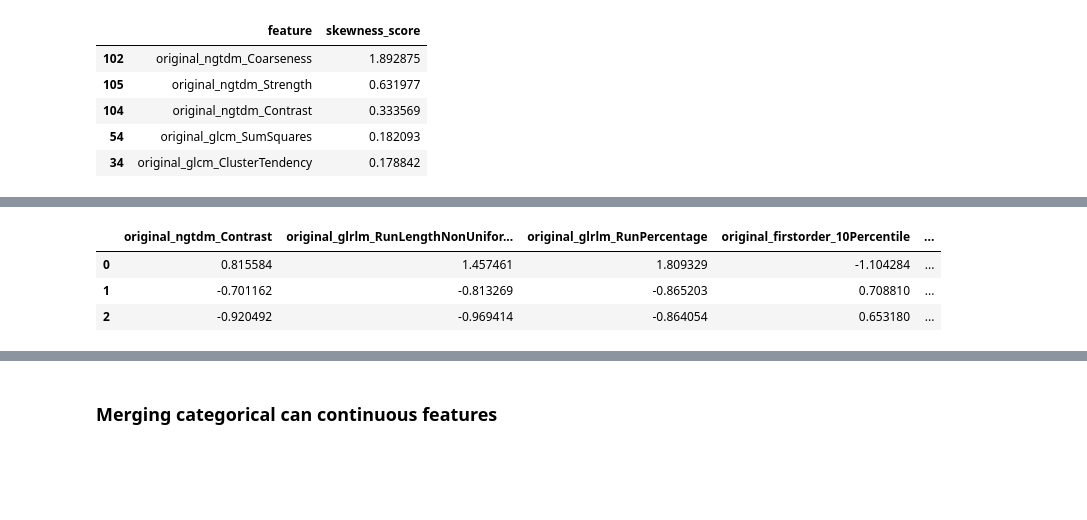
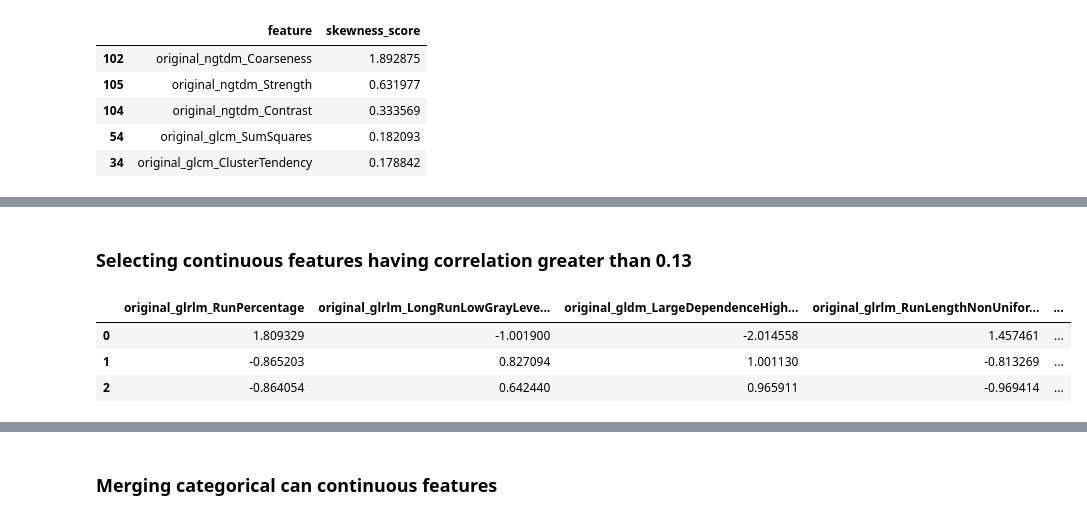
Before and after one commit to chaitanyamanem/breastCancer, a Jupyter notebook: BreastCancerModel.v2.ipynb, the cells around one changed output, grey strips where cells are left out. Drawn from its saved outputs; the diff is of its cells as text; code cells hidden in the pictures; blank space fills up the shorter version.

```diff
--- a/BreastCancerModel.v2.ipynb
+++ b/BreastCancerModel.v2.ipynb
@@ -225,6 +277,0 @@ for col in float_cols:
-# %%
-df[significant_float_cols]
-
-for col in significant_float_cols:
-    sns.displot(x=df[col],hue=df['pCR (outcome)'])
-    plt.show()
@@ -241,4 +277,0 @@ for col in significant_float_cols:
-# %%
-for col in significant_float_cols:
-    sns.boxplot(x=df[col])
-    plt.show()
@@ -280,5 +302,0 @@ def treat_outliers(df, variable, distance=1.5, inplace=True):
-# %%
-for col in significant_float_cols:
-    treat_outliers(df, col, inplace=True)
-    sns.boxplot(x=df[col])
-    plt.show()
@@ -295,4 +302,0 @@ for col in significant_float_cols:
-# %%
-for col in significant_float_cols:
-    sns.displot(x=df[col],hue=df['pCR (outcome)'])
-    plt.show()
@@ -401,10 +418,12 @@ plt.show()
+# %% [markdown]
+### Selecting continuous features having correlation greater than 0.13
 # %%
-final_selected_float_cols = float_cols_correlation_df[abs(float_cols_correlation_df['correlation'])>0.13]['feature'].to_list()
+final_selected_float_cols = float_cols_correlation_df[abs(float_cols_correlation_df['correlation'])>0.12]['feature'].to_list()
 
 final_continuous_features_df = df_float_cols[final_selected_float_cols]
 final_continuous_features_df.head(3)
 # %% [output]
-|  | original_ngtdm_Contrast | original_glrlm_RunLengthNonUnifor... | original_glrlm_RunPercentage | original_firstorder_10Percentile | ... |
-| 0 | 0.815584 | 1.457461 | 1.809329 | -1.104284 | ... |
-| 1 | -0.701162 | -0.813269 | -0.865203 | 0.708810 | ... |
-| 2 | -0.920492 | -0.969414 | -0.864054 | 0.653180 | ... |
+|  | original_glrlm_RunPercentage | original_glrlm_LongRunLowGrayLeve... | original_gldm_LargeDependenceHigh... | original_glrlm_RunLengthNonUnifor... | ... |
+| 0 | 1.809329 | -1.001900 | -2.014558 | 1.457461 | ... |
+| 1 | -0.865203 | 0.827094 | 1.001130 | -0.813269 | ... |
+| 2 | -0.864054 | 0.642440 | 0.965911 | -0.969414 | ... |
```
Also changed, not shown: parts of 99 cells of this notebook.
